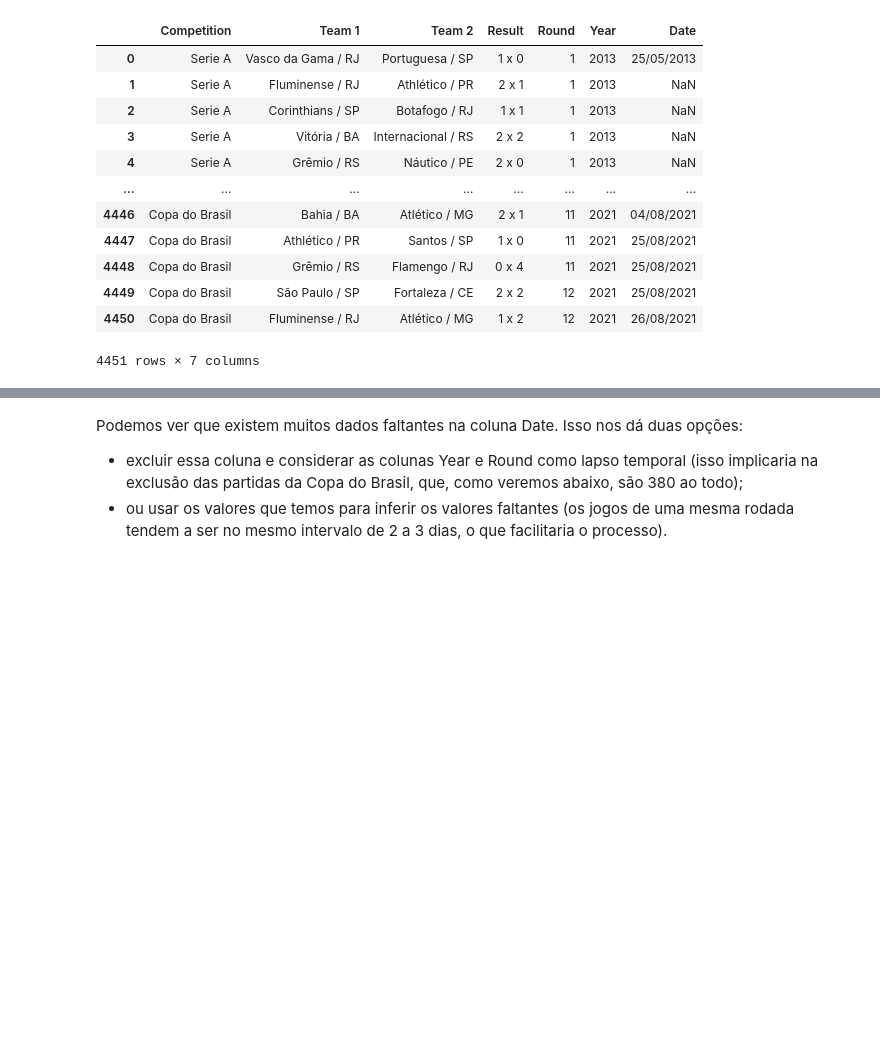
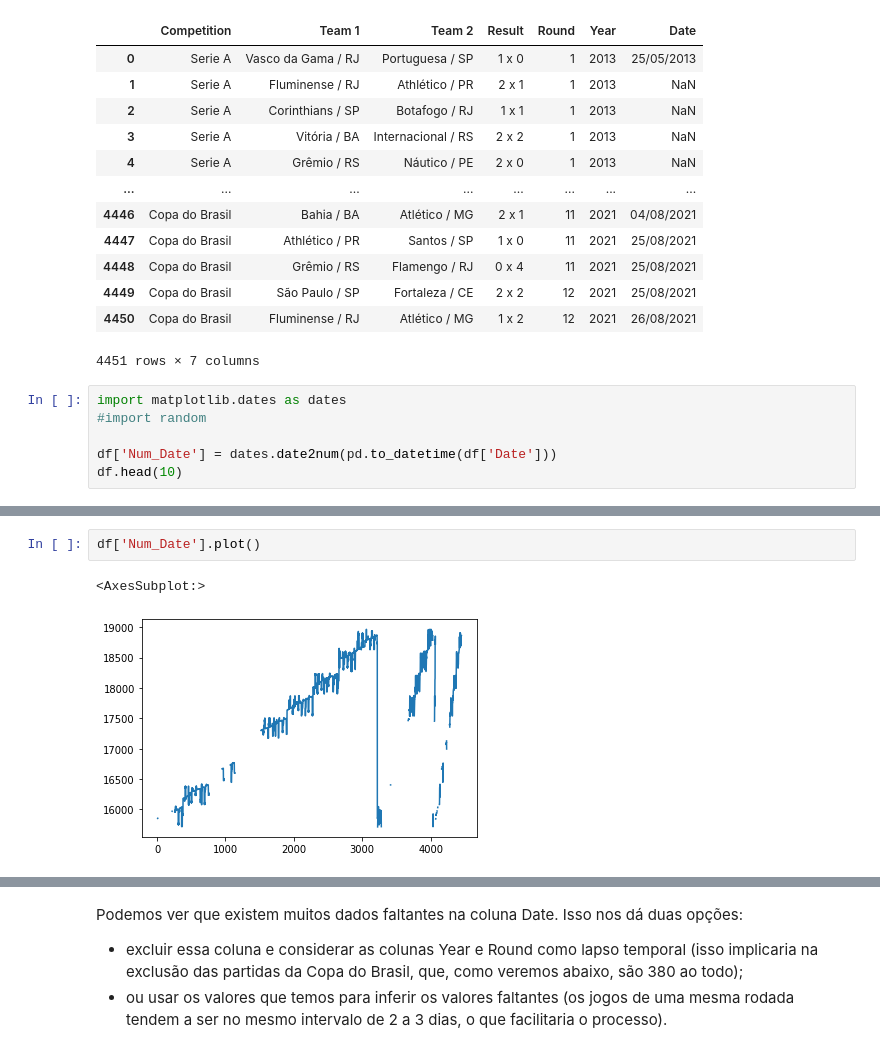
Before and after one commit to HannaRF/web-scraping, a Jupyter notebook: project.ipynb, the cells around one changed output, grey strips where cells are left out. Drawn from its saved outputs; the diff is of its cells as text; blank space fills up the shorter version.

```diff
--- a/project.ipynb
+++ b/project.ipynb
@@ -249,3 +249,9 @@ df
 | 4449 | Copa do Brasil | São Paulo / SP | Fortaleza / CE | 2 x 2 | 12 | 2021 | 25/08/2021 |
 | 4450 | Copa do Brasil | Fluminense / RJ | Atlético / MG | 1 x 2 | 12 | 2021 | 26/08/2021 |
 4451 rows × 7 columns
+# %%
+import matplotlib.dates as dates
+#import random
+
+df['Num_Date'] = dates.date2num(pd.to_datetime(df['Date']))
+df.head(10)
@@ -251,0 +270,5 @@ df
+# %%
+df['Num_Date'].plot()
+# %% [output]
+<AxesSubplot:>
+[figure, added]
```
Also changed, not shown: parts of 5 cells of this notebook.
